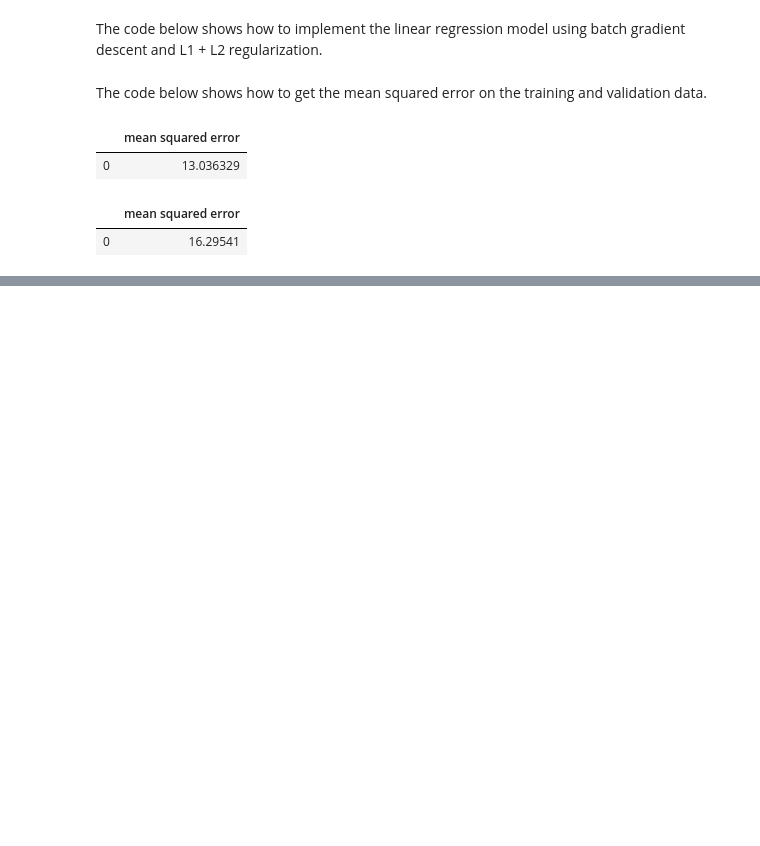
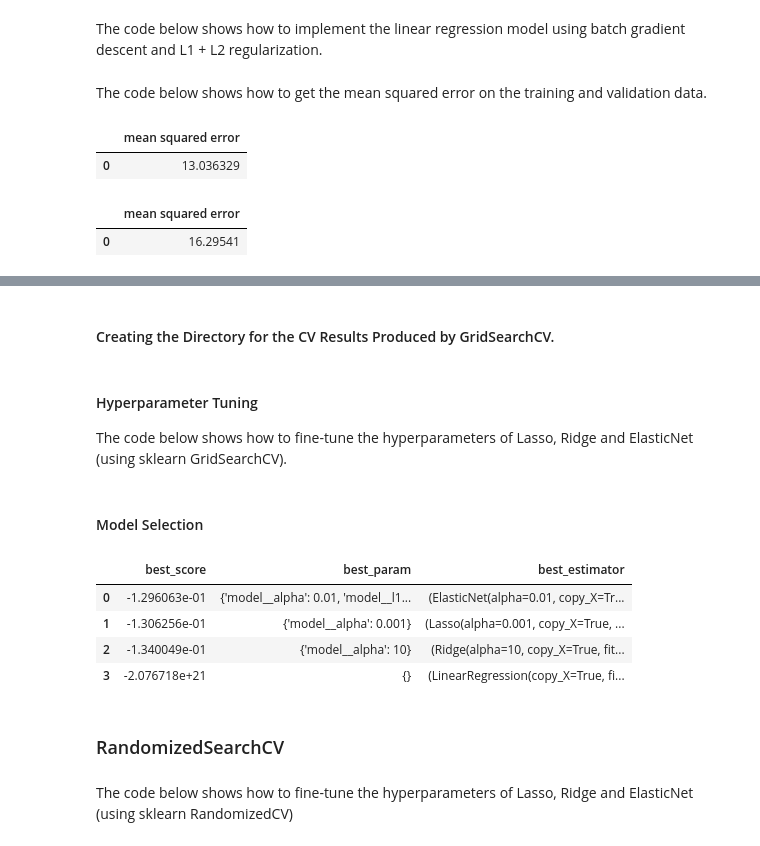
Before and after one commit to nehat312/teaching, a Jupyter notebook: gwu/machine_learning_I/spring_2020/case_study/case_study_1/case_study_1.ipynb, the cells around one changed output, grey strips where cells are left out. Saved outputs shown, nothing was run; the diff lists cells and outputs as text; code cells hidden in the pictures; blank space fills up the shorter version.

```diff
--- a/gwu/machine_learning_I/spring_2020/case_study/case_study_1/case_study_1.ipynb
+++ b/gwu/machine_learning_I/spring_2020/case_study/case_study_1/case_study_1.ipynb
@@ -1553,0 +1618,2 @@ pd.DataFrame([mean_squared_error(y_valid, y_valid_pred)], columns=['mean squared
+# %%
+param_grids['lr'] = [{}]
@@ -1553,0 +1625,6 @@ pd.DataFrame([mean_squared_error(y_valid, y_valid_pred)], columns=['mean squared
+# %%
+# The grids for alpha
+alpha_grids = [10 ** i for i in range(-4, 5)]
+
+# Update param_grids
+param_grids['lasso'] = [{'model__alpha': alpha_grids}]
@@ -1553,0 +1636,6 @@ pd.DataFrame([mean_squared_error(y_valid, y_valid_pred)], columns=['mean squared
+# %%
+# The grids for alpha
+alpha_grids = [10 ** i for i in range(-4, 5)]
+
+# Update param_grids
+param_grids['ridge'] = [{'model__alpha': alpha_grids}]
@@ -1553,0 +1648,12 @@ pd.DataFrame([mean_squared_error(y_valid, y_valid_pred)], columns=['mean squared
+# %%
+# The grids for alpha
+alpha_grids = [10 ** i for i in range(-4, 5)]
+
+# The grids for l1_ratio
+l1_ratio_grids = [0.1 * i for i in range(11)]
+
+# Update param_grids
+param_grids['en'] = [{'model__alpha': alpha_grids,
+                      'model__l1_ratio': l1_ratio_grids}]
+# %% [markdown]
+#### Creating the Directory for the CV Results Produced by GridSearchCV.
@@ -1553,0 +1667,3 @@ pd.DataFrame([mean_squared_error(y_valid, y_valid_pred)], columns=['mean squared
+# %% [markdown]
+#### Hyperparameter Tuning
+The code below shows how to fine-tune the hyperparameters of Lasso, Ridge and ElasticNet (using sklearn GridSearchCV).
@@ -1553,0 +1710,14 @@ pd.DataFrame([mean_squared_error(y_valid, y_valid_pred)], columns=['mean squared
+# %% [markdown]
+#### Model Selection
+# %%
+# Sort best_score_param_estimator_gs in descending order of the best_score_
+best_score_param_estimator_gs = sorted(best_score_param_estimator_gs, key=lambda x : x[0], reverse=True)
+
+# Print best_score_param_estimator_gs
+pd.DataFrame(best_score_param_estimator_gs, columns=['best_score', 'best_param', 'best_estimator'])
+# %% [output]
+|  | best_score | best_param | best_estimator |
+| 0 | -1.296063e-01 | {'model__alpha': 0.01, 'model__l1... | (ElasticNet(alpha=0.01, copy_X=Tr... |
+| 1 | -1.306256e-01 | {'model__alpha': 0.001} | (Lasso(alpha=0.001, copy_X=True, ... |
+| 2 | -1.340049e-01 | {'model__alpha': 10} | (Ridge(alpha=10, copy_X=True, fit... |
+| 3 | -2.076718e+21 | {} | (LinearRegression(copy_X=True, fi... |
@@ -1553,0 +1727,4 @@ pd.DataFrame([mean_squared_error(y_valid, y_valid_pred)], columns=['mean squared
+# %% [markdown]
+### RandomizedSearchCV
+# %% [markdown]
+The code below shows how to fine-tune the hyperparameters of Lasso, Ridge and ElasticNet (using sklearn RandomizedCV)
```
Also changed, not shown: parts of 43 cells of this notebook.
